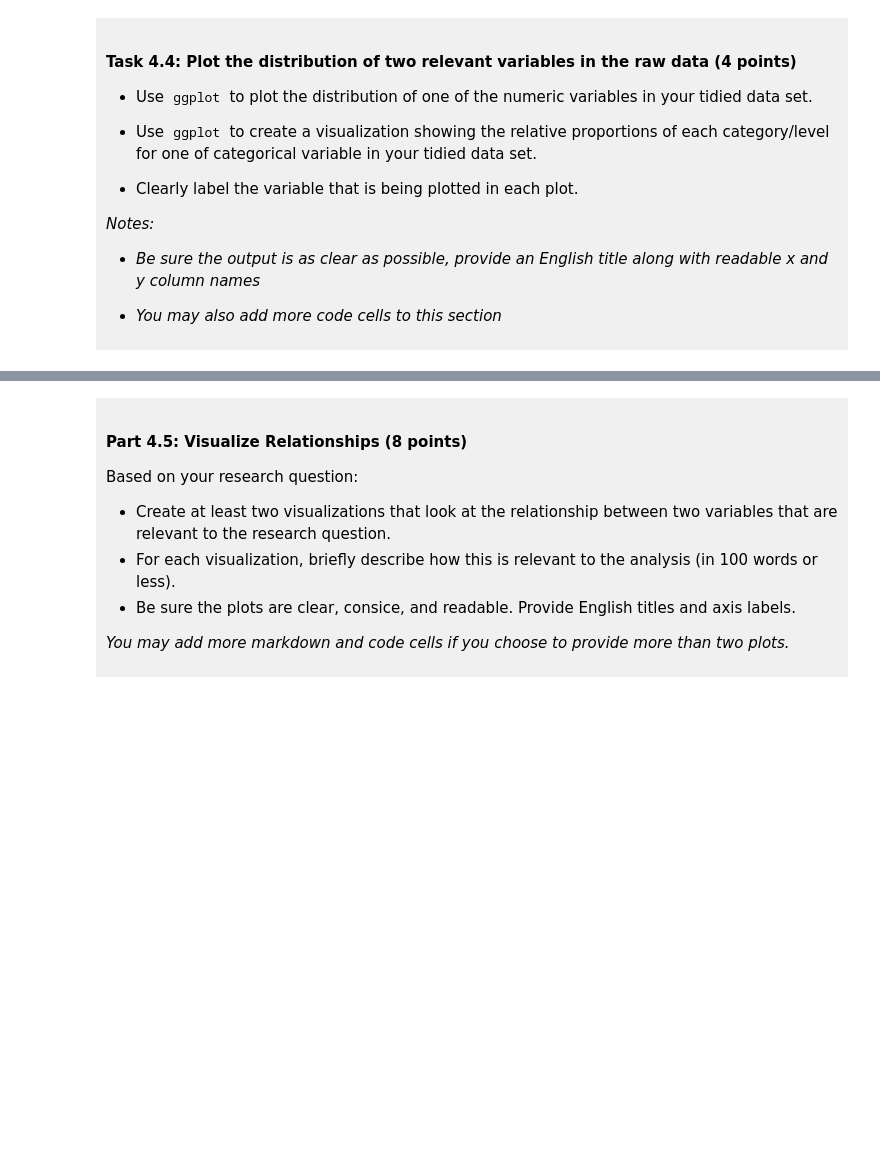
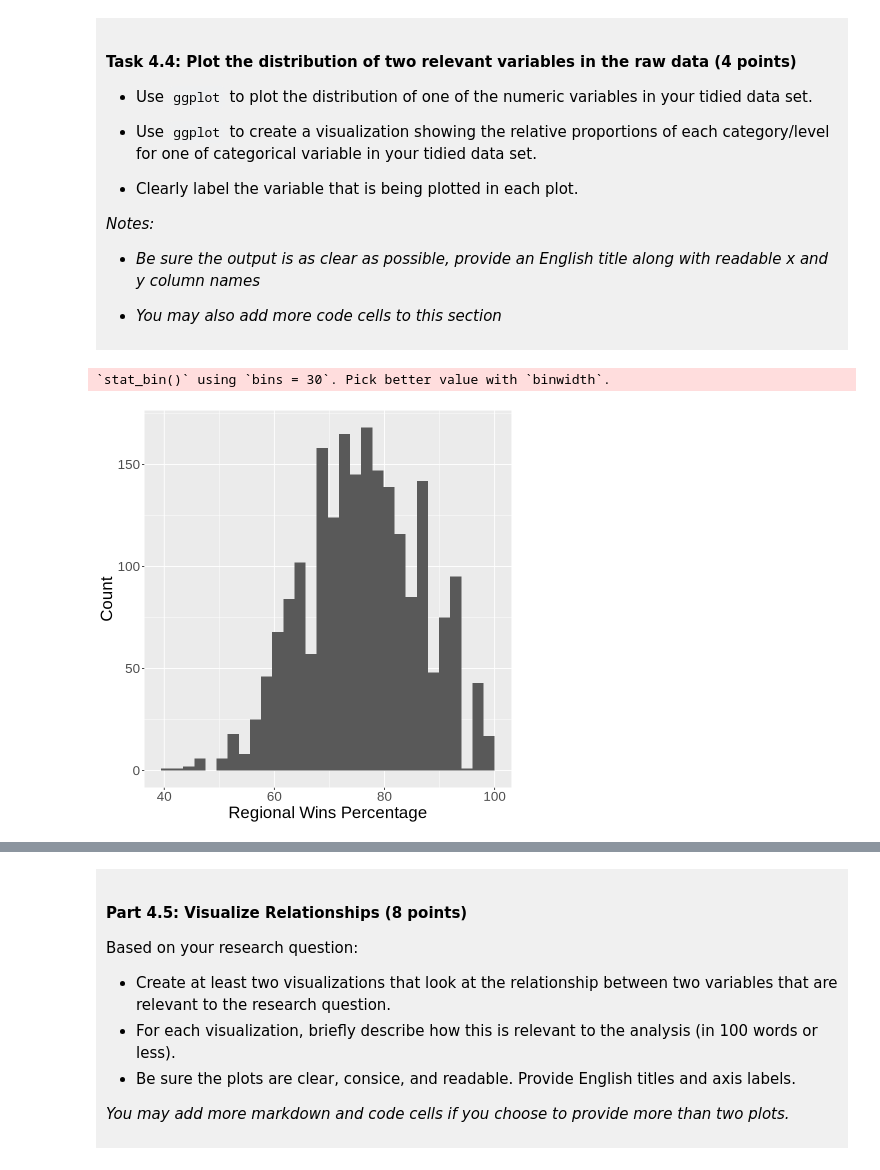
Before and after one commit to M1105-oso/masonli-dsci100-project, a Jupyter notebook: dsci-100-project-notebook.ipynb, the cells around one changed output, grey strips where cells are left out. Saved outputs shown, nothing was run; the diff lists cells and outputs as text; code cells hidden in the pictures; blank space fills up the shorter version.

```diff
--- a/dsci-100-project-notebook.ipynb
+++ b/dsci-100-project-notebook.ipynb
@@ -302,4 +356,14 @@ You will refine your research question (if needed) and produce a tidy data set.
 
 </div>
 # %%
-### EDIT THIS CODE CELL FOR PLOT 1 ###
+plot1 <- madness_tidy_data |>
+         ggplot(aes(x=reg_wins_pct))+
+         geom_histogram()+
+         labs(x="Regional Wins Percentage",
+              y="Count",
+              tittle="Plot distribution of Regressional Win Percentage")+
+         theme(text=element_text(size=20))
+plot1
+# %% [output]
+`stat_bin()` using `bins = 30`. Pick better value with `binwidth`.
+[figure, added]
```
Also changed, not shown: parts of 11 cells of this notebook.
